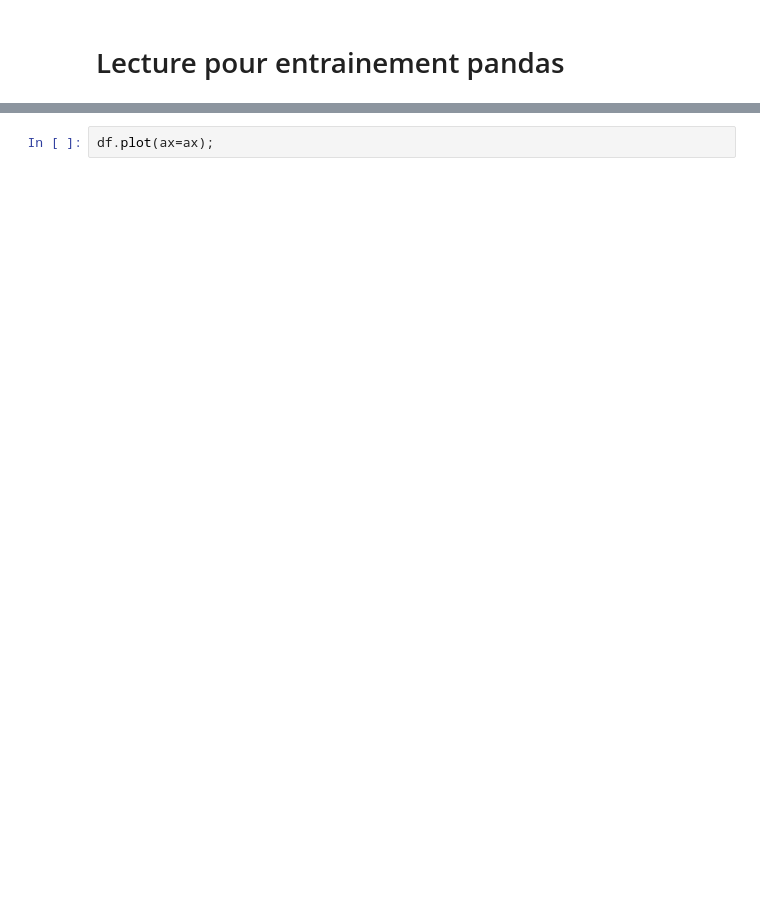
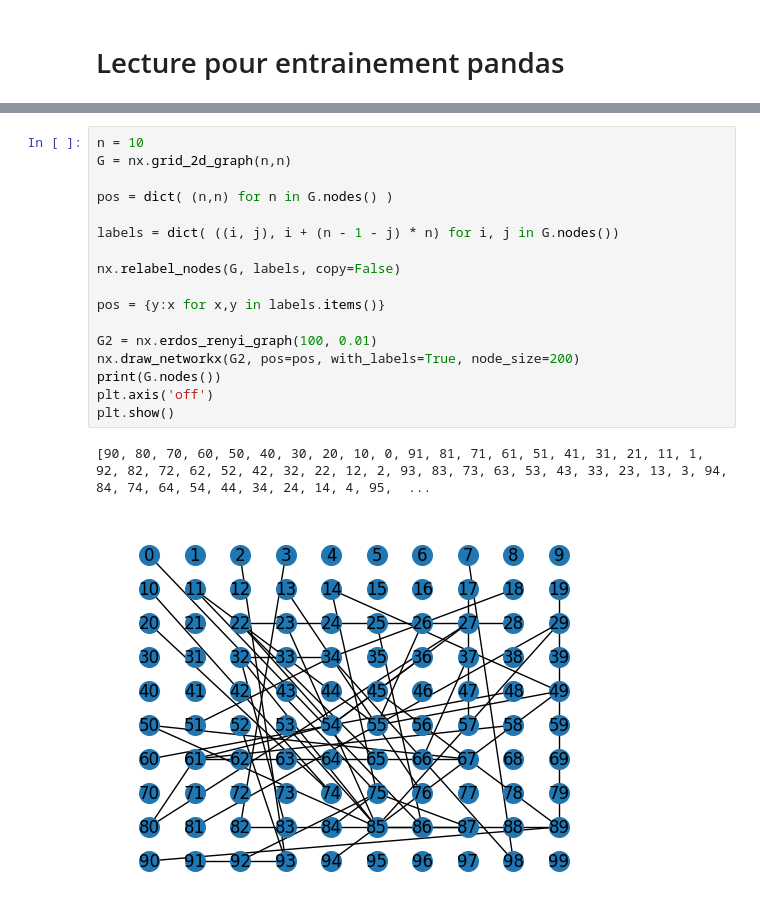
Before and after one commit to Hamidou1089-1/Stage_Inria_dynamique, a Jupyter notebook: src/trainingPandas.ipynb, the cells around one changed output, grey strips where cells are left out. Drawn from its saved outputs; the diff is of its cells as text; blank space fills up the shorter version.

```diff
--- a/src/trainingPandas.ipynb
+++ b/src/trainingPandas.ipynb
@@ -16,2 +75,20 @@ ax.scatter(df[0],df[1])
-# %%
-df.plot(ax=ax);
+# %%
+n = 10
+G = nx.grid_2d_graph(n,n)
+
+pos = dict( (n,n) for n in G.nodes() )
+
+labels = dict( ((i, j), i + (n - 1 - j) * n) for i, j in G.nodes())
+
+nx.relabel_nodes(G, labels, copy=False)
+
+pos = {y:x for x,y in labels.items()}
+
+G2 = nx.erdos_renyi_graph(100, 0.01)
+nx.draw_networkx(G2, pos=pos, with_labels=True, node_size=200)
+print(G.nodes())
+plt.axis('off')
+plt.show()
+# %% [output]
+[90, 80, 70, 60, 50, 40, 30, 20, 10, 0, 91, 81, 71, 61, 51, 41, 31, 21, 11, 1, 92, 82, 72, 62, 52, 42, 32, 22, 12, 2, 93, 83, 73, 63, 53, 43, 33, 23, 13, 3, 94, 84, 74, 64, 54, 44, 34, 24, 14, 4, 95,  ...
+[figure, added]
```
Also changed, not shown: parts of 20 cells of this notebook, 27 other files.
